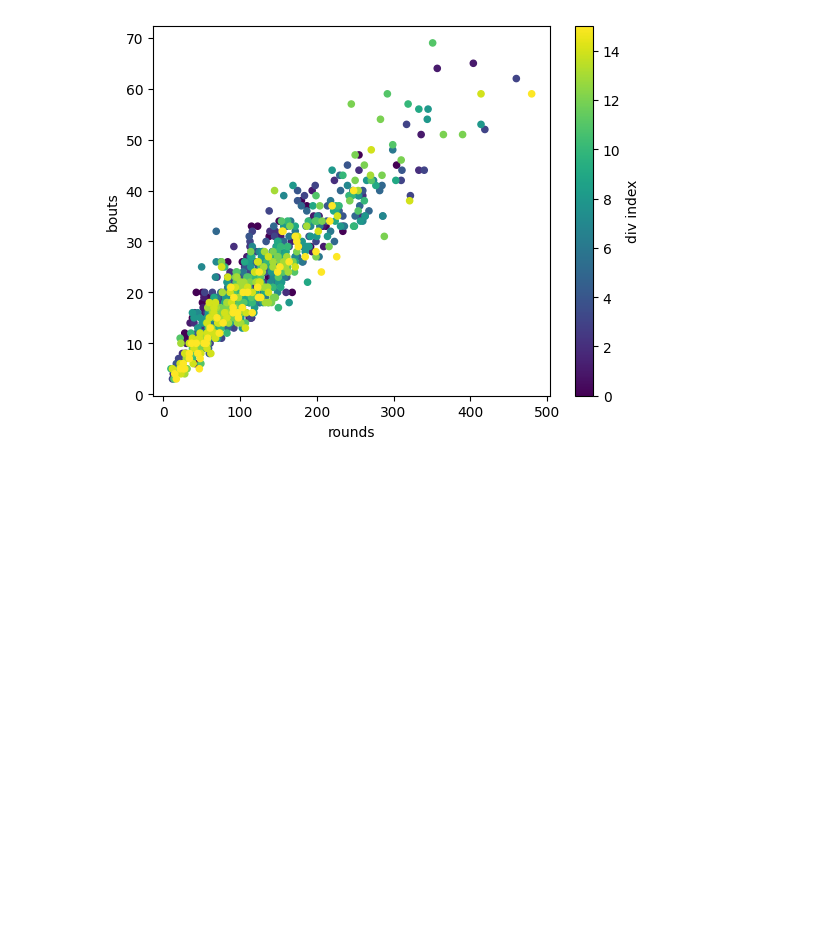
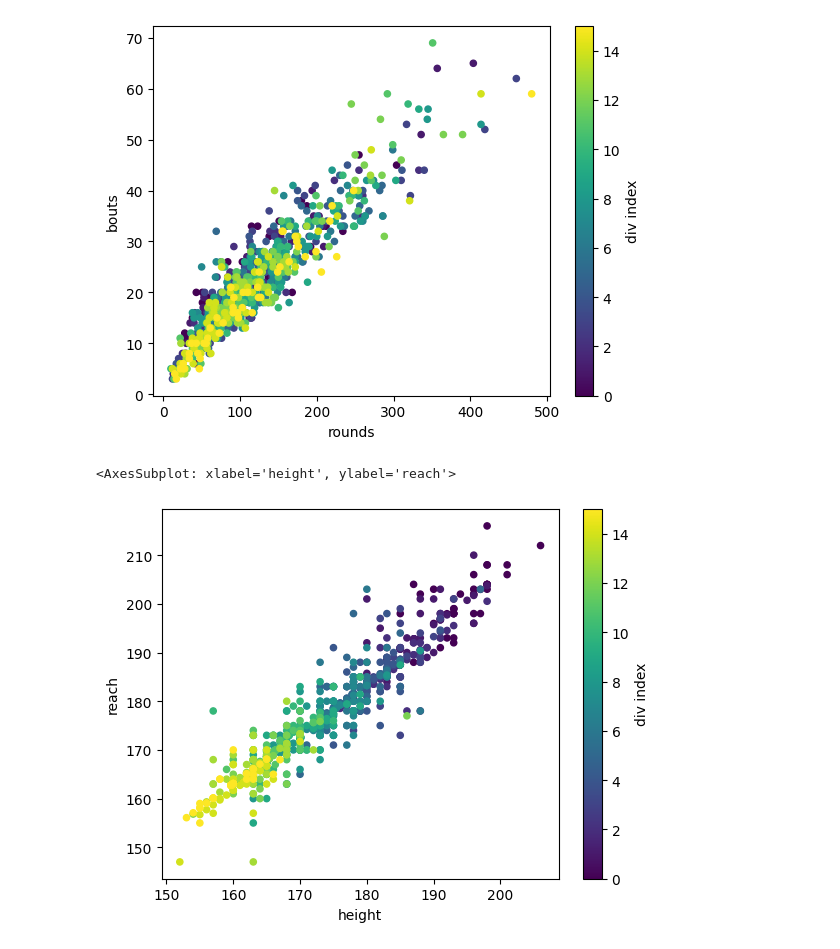
Before and after one commit to smbalf/boxrec-analysis, a Jupyter notebook: analysis.ipynb, the cells around one changed output. Saved outputs shown, nothing was run; the diff lists cells and outputs as text; code cells hidden in the pictures; blank space fills up the shorter version.

Commit message:
graphs

```diff
--- a/analysis.ipynb
+++ b/analysis.ipynb
@@ -78,3 +92,8 @@ ds.plot.scatter(x='rounds', y='bouts', c='div index', colormap='viridis')
 # %% [output]
 <AxesSubplot: xlabel='rounds', ylabel='bouts'>
 [figure]
+# %%
+ds.plot.scatter(x='height', y='reach', c='div index', colormap='viridis')
+# %% [output]
+<AxesSubplot: xlabel='height', ylabel='reach'>
+[figure, added]
```
Also changed, not shown: parts of 4 cells of this notebook.
